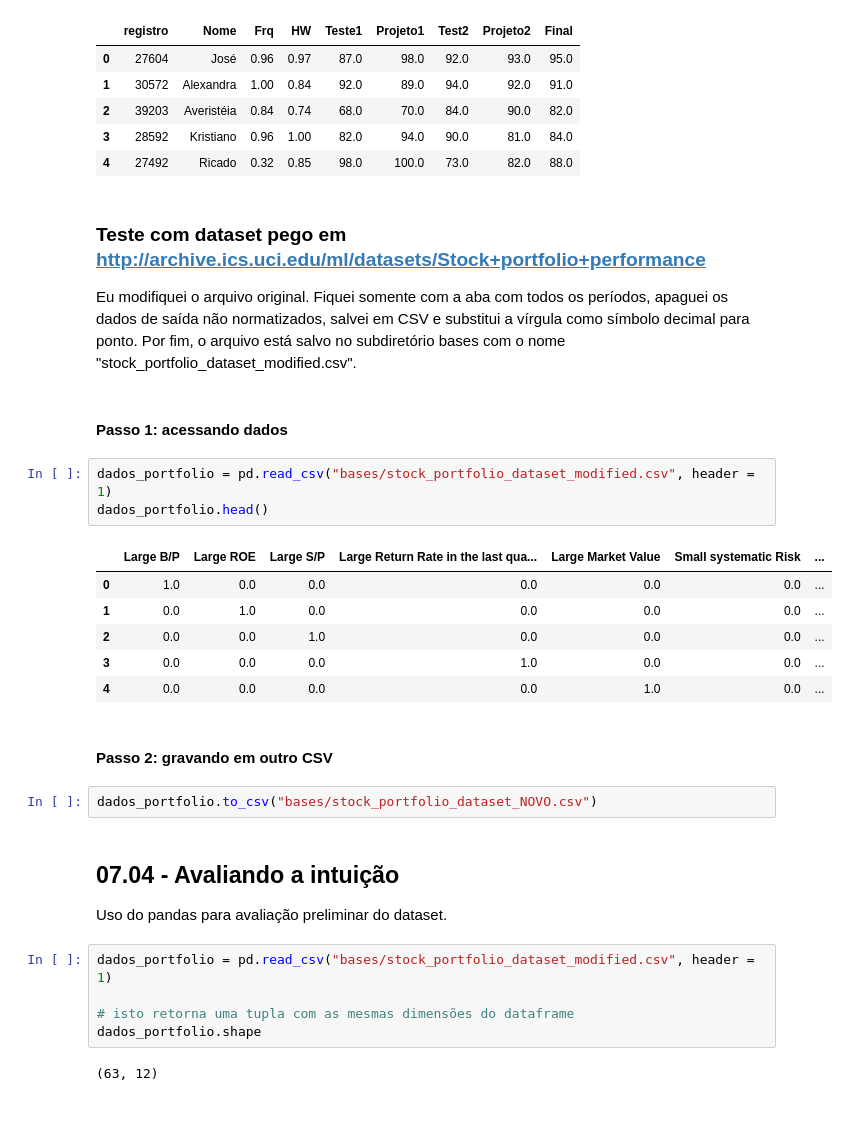
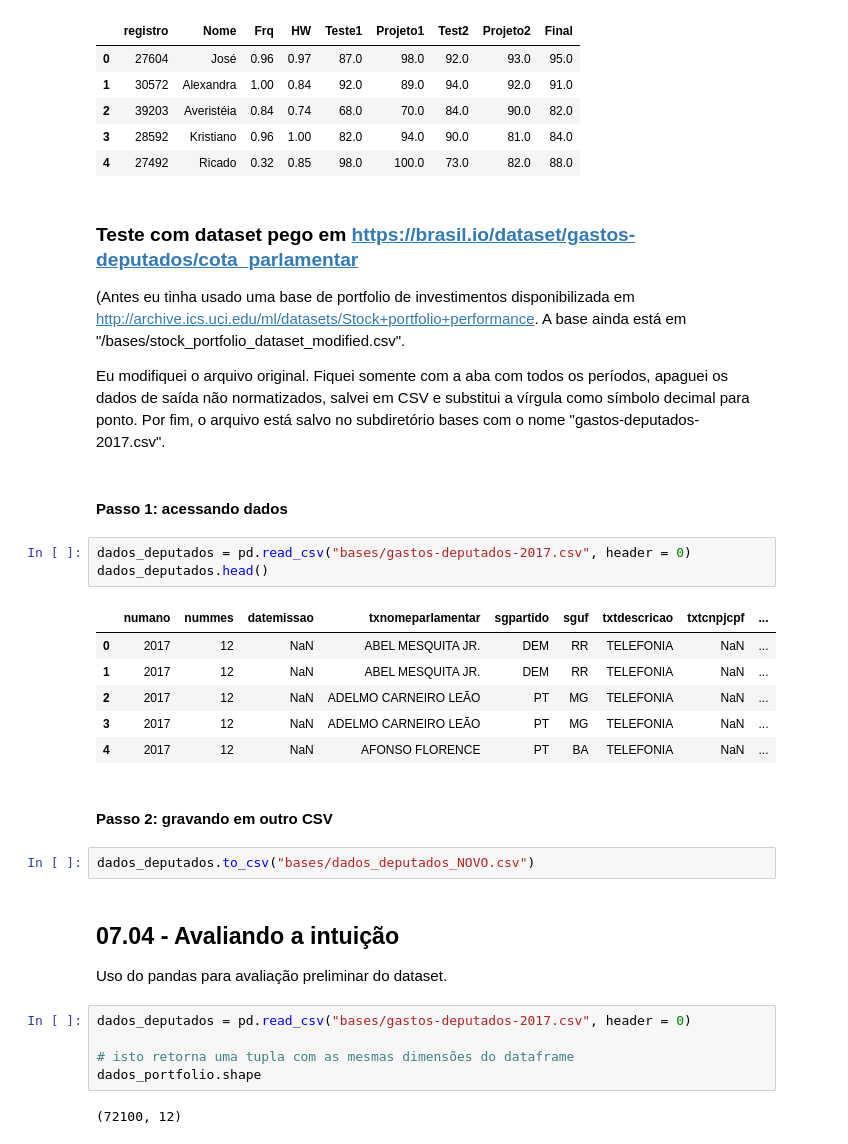
Before and after one commit to guyrux/udacity_fundamentals_of_ai_and_ml, a Jupyter notebook: Parte 02 - Introdução a Python.ipynb, the cells around one changed output. Cells and saved outputs as stored; diff of their text form; blank space fills up the shorter version.

```diff
--- a/Parte 02 - Introdução a Python.ipynb
+++ b/Parte 02 - Introdução a Python.ipynb
@@ -88,33 +88,35 @@ df.head()
 | 3 | 28592 | Kristiano | 0.96 | 1.00 | 82.0 | 94.0 | 90.0 | 81.0 | 84.0 |
 | 4 | 27492 | Ricado | 0.32 | 0.85 | 98.0 | 100.0 | 73.0 | 82.0 | 88.0 |
 # %% [markdown]
-### Teste com dataset pego em http://archive.ics.uci.edu/ml/datasets/Stock+portfolio+performance
-Eu modifiquei o arquivo original. Fiquei somente com a aba com todos os períodos, apaguei os dados de saída não normatizados, salvei em CSV e substitui a vírgula como símbolo decimal para ponto. Por fim, o arquivo está salvo no subdiretório bases com o nome "stock_portfolio_dataset_modified.csv".
+### Teste com dataset pego em https://brasil.io/dataset/gastos-deputados/cota_parlamentar
+(Antes eu tinha usado uma base de portfolio de investimentos disponibilizada em http://archive.ics.uci.edu/ml/datasets/Stock+portfolio+performance. A base ainda está em "/bases/stock_portfolio_dataset_modified.csv".
+
+Eu modifiquei o arquivo original. Fiquei somente com a aba com todos os períodos, apaguei os dados de saída não normatizados, salvei em CSV e substitui a vírgula como símbolo decimal para ponto. Por fim, o arquivo está salvo no subdiretório bases com o nome "gastos-deputados-2017.csv".
 # %% [markdown]
 #### Passo 1: acessando dados
 # %%
-dados_portfolio = pd.read_csv("bases/stock_portfolio_dataset_modified.csv", header = 1)
-dados_portfolio.head()
+dados_deputados = pd.read_csv("bases/gastos-deputados-2017.csv", header = 0)
+dados_deputados.head()
 # %% [output]
-|  | Large B/P | Large ROE | Large S/P | Large Return Rate in the last qua... | Large Market Value | Small systematic Risk | ... |
-| 0 | 1.0 | 0.0 | 0.0 | 0.0 | 0.0 | 0.0 | ... |
-| 1 | 0.0 | 1.0 | 0.0 | 0.0 | 0.0 | 0.0 | ... |
-| 2 | 0.0 | 0.0 | 1.0 | 0.0 | 0.0 | 0.0 | ... |
-| 3 | 0.0 | 0.0 | 0.0 | 1.0 | 0.0 | 0.0 | ... |
-| 4 | 0.0 | 0.0 | 0.0 | 0.0 | 1.0 | 0.0 | ... |
+|  | numano | nummes | datemissao | txnomeparlamentar | sgpartido | sguf | txtdescricao | txtcnpjcpf | ... |
+| 0 | 2017 | 12 | NaN | ABEL MESQUITA JR. | DEM | RR | TELEFONIA | NaN | ... |
+| 1 | 2017 | 12 | NaN | ABEL MESQUITA JR. | DEM | RR | TELEFONIA | NaN | ... |
+| 2 | 2017 | 12 | NaN | ADELMO CARNEIRO LEÃO | PT | MG | TELEFONIA | NaN | ... |
+| 3 | 2017 | 12 | NaN | ADELMO CARNEIRO LEÃO | PT | MG | TELEFONIA | NaN | ... |
+| 4 | 2017 | 12 | NaN | AFONSO FLORENCE | PT | BA | TELEFONIA | NaN | ... |
 # %% [markdown]
 #### Passo 2: gravando em outro CSV
 # %%
-dados_portfolio.to_csv("bases/stock_portfolio_dataset_NOVO.csv")
+dados_deputados.to_csv("bases/dados_deputados_NOVO.csv")
 # %% [markdown]
 ## 07.04 - Avaliando a intuição
 Uso do pandas para avaliação preliminar do dataset.
 # %%
-dados_portfolio = pd.read_csv("bases/stock_portfolio_dataset_modified.csv", header = 1)
+dados_deputados = pd.read_csv("bases/gastos-deputados-2017.csv", header = 0)
 
 # isto retorna uma tupla com as mesmas dimensões do dataframe
 dados_portfolio.shape
 # %% [output]
-(63, 12)
+(72100, 12)
 # %%
 # isto retorna os tipos de dados das colunas
```
Also changed, not shown: parts of 7 cells of this notebook, 3 other files.
